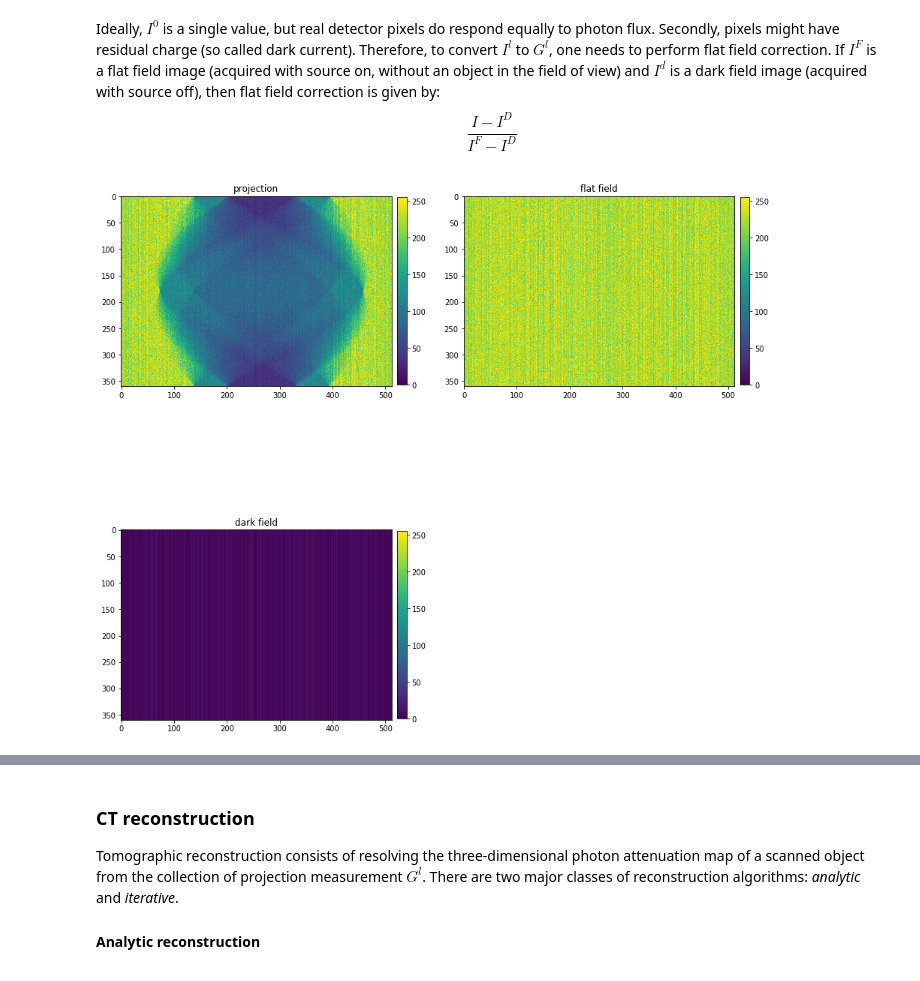
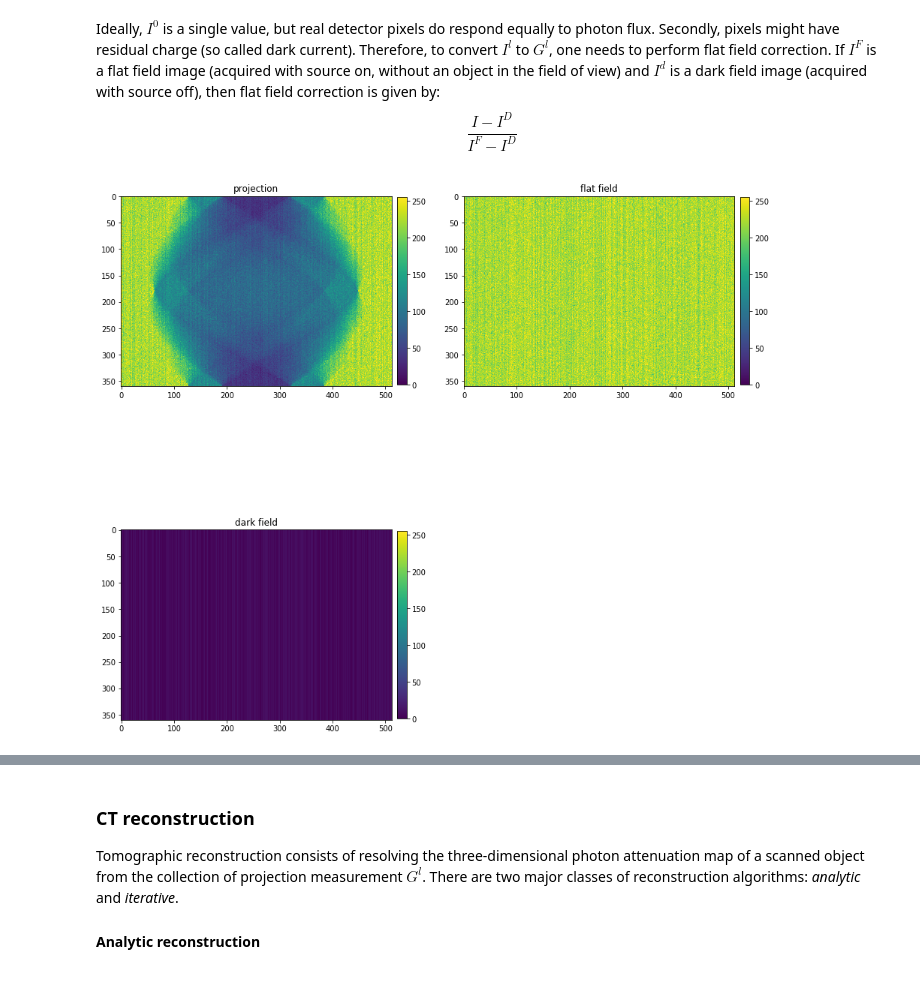
Before and after one commit to paskino/CIL-Demos, a Jupyter notebook: Notebooks/02_reconstruction_intro.ipynb, the cells around one changed output, grey strips where cells are left out. Drawn from its saved outputs; the diff is of its cells as text; code cells hidden in the pictures.

```diff
--- a/Notebooks/02_reconstruction_intro.ipynb
+++ b/Notebooks/02_reconstruction_intro.ipynb
@@ -22,28 +27,16 @@
 # %%
 # imports
-from ccpi.framework import TestData
 from ccpi.framework import ImageData, ImageGeometry
 from ccpi.framework import AcquisitionData, AcquisitionGeometry
 from ccpi.astra.operators import AstraProjectorSimple
 
-from __future__ import absolute_import
-from __future__ import division
-from __future__ import print_function
-from __future__ import unicode_literals
-
-import os, sys
+import numpy as np
 import matplotlib.pyplot as plt
-import numpy as np
-%matplotlib inline
 
 # define some utilities
 
 # simulate 'ideal', i.e. noise-free, sino
-def get_ideal_sino(N, n_angles):
-    # initialise loader
-    loader = TestData(data_dir=os.path.join(sys.prefix, 'share','ccpi'))
-    data = loader.load(TestData.SIMPLE_PHANTOM_2D, size = (N, N))
-    data *= 0.005
+def get_ideal_sino(data, N, n_angles):
 
     # get ImageGeometry
     ig = data.geometry
@@ -63,17 +56,17 @@ def get_ideal_sino(N, n_angles):
     return sino.as_array()
 
 # simulate noisy projetion, flat and adrk field images
-def get_real_sino(N, n_angles, n_bit):
+def get_real_sino(data, N, n_angles, n_bit):
 
     # detector bit depth
     n_levels = 2 ** n_bit - 1
     I_0 = 0.9 * n_levels
 
     # center of rotation offset
-    cor_offset = 10
+    cor_offset = 0
 
     # shift senter of rotation
-    sino = np.roll(get_ideal_sino(N, n_angles), cor_offset, axis = 1)
+    sino = np.roll(get_ideal_sino(data, N, n_angles), cor_offset, axis = 1)
 
     # generate flat field image (i.e. imitate non-uniform pixel response)
     flat = np.uint32(np.tile(np.round(I_0 - I_0 * 0.1 * np.random.rand(1, N)), (n_angles, 1)))
@@ -245,0 +234,14 @@ Dimensions and Labels = (360, 512), {0: u'angle', 1: u'horizontal'}
+# %%
+from ccpi.framework import TestData
+import os, sys
+
+# load test image
+# initialise loader
+loader = TestData(data_dir = os.path.join(sys.prefix, 'share','ccpi'))
+# load data
+data = loader.load(TestData.SIMPLE_PHANTOM_2D, size = (N, N))
+# scale data
+data *= 2.5 / N
+
+plotter2D([data],
+          ['ground truth'])
@@ -265,12 +268,12 @@ Ideally, $I^0$ is a single value, but real detector pixels do respond equally to
 $$\frac{I-I^D}{I^F-I^D}$$
 # %%
 # simulated noisy sinogram, flat and dark field images
-proj_tmp, flat_tmp, dark_tmp  = get_real_sino(N, n_angles, 8)
+proj_tmp, flat_tmp, dark_tmp  = get_real_sino(data, N, n_angles, 8)
 
 plotter2D([proj_tmp, flat_tmp, dark_tmp],
           ['projection', 'flat field', 'dark field'],
           fix_range = True,
           stretch_y = False)
 # %% [output]
-[figure, old version]
+[figure, new version]
 # %%
```
Also changed, not shown: parts of 25 cells of this notebook.
